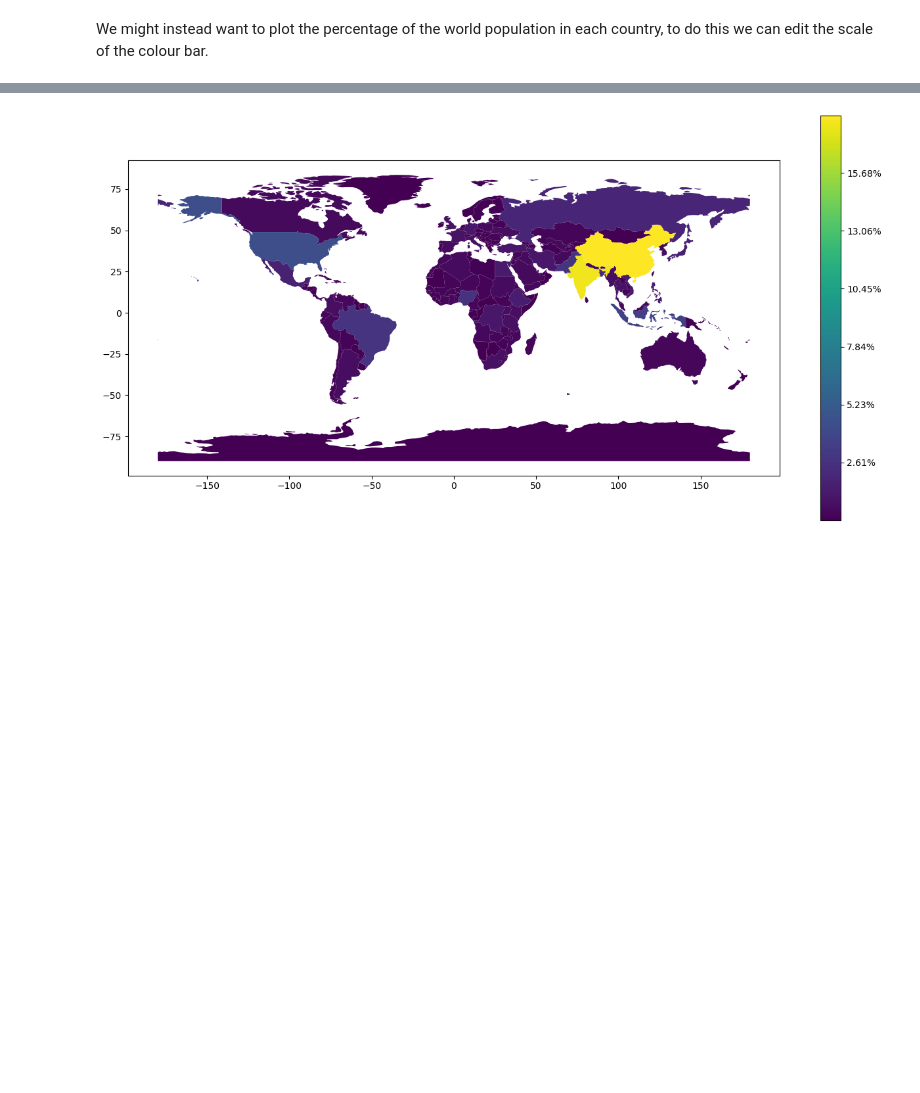
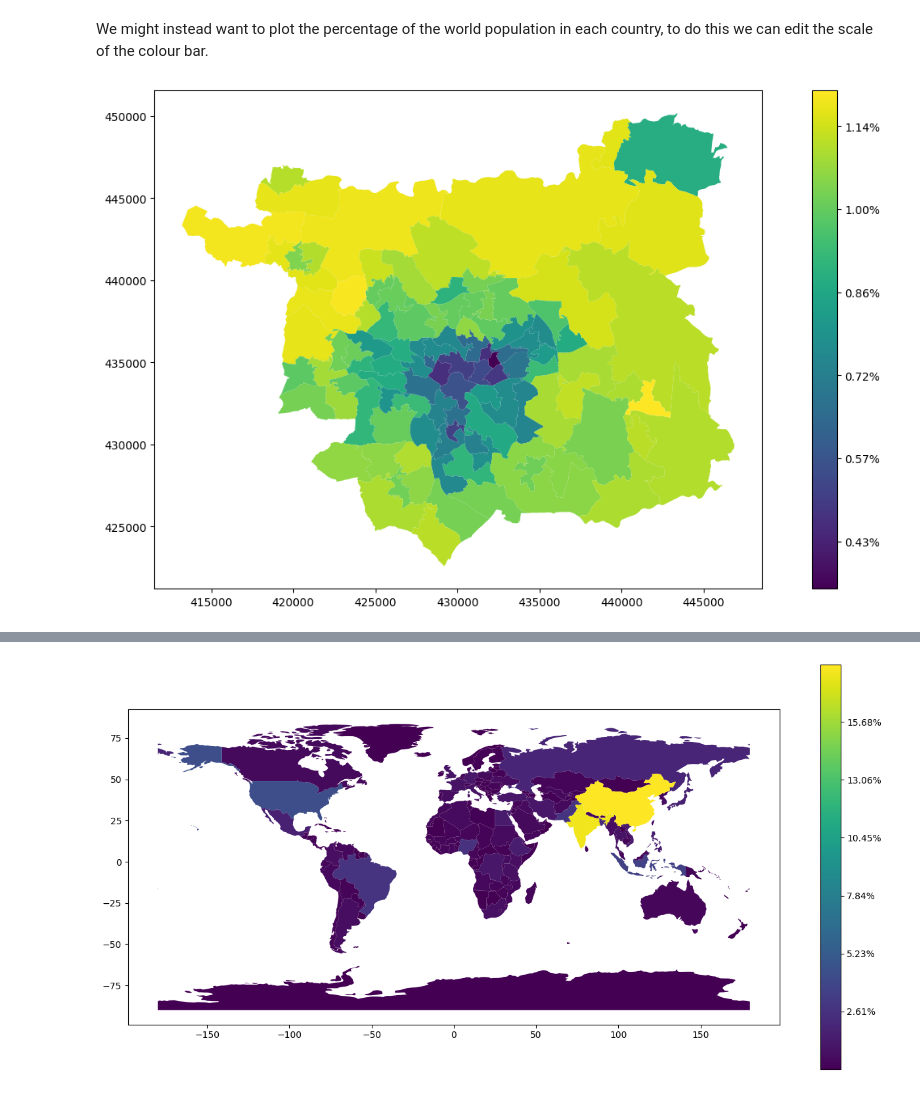
Before and after one commit to lancelotH/Drucker, a Jupyter notebook: MSc_GIS_Intro_to_Python_part_3_updated.ipynb, the cells around one changed output, grey strips where cells are left out. Drawn from its saved outputs; the diff is of its cells as text; code cells hidden in the pictures; blank space fills up the shorter version.

```diff
--- a/MSc_GIS_Intro_to_Python_part_3_updated.ipynb
+++ b/MSc_GIS_Intro_to_Python_part_3_updated.ipynb
@@ -228,2 +188,20 @@ plt.show()
 # %% [markdown]
 We might instead want to plot the percentage of the world population in each country, to do this we can edit the scale of the colour bar.
+# %%
+# Define plot size
+f,ax = plt.subplots(1, figsize=(16,8))
+# Plot the countries, specifying to plot the population estimate column
+# Add legend
+msoa.plot(ax=ax, column ='avg_bey39', legend=True)
+
+colourbar = ax.get_figure().get_axes()[1]
+
+# Get numerical values of yticks, and calcualte as percentageof the total world popualtion:
+yticks = colourbar.get_yticks()/msoa['avg_bey39'].sum()*100
+
+# Apply some function f to each tick, where f can be your percentage conversion
+colourbar.set_yticklabels(['{0:.2f}%'.format(ytick) for ytick in yticks])
+
+plt.show()
+# %% [output]
+[figure, added]
```
Also changed, not shown: parts of 25 cells of this notebook.
